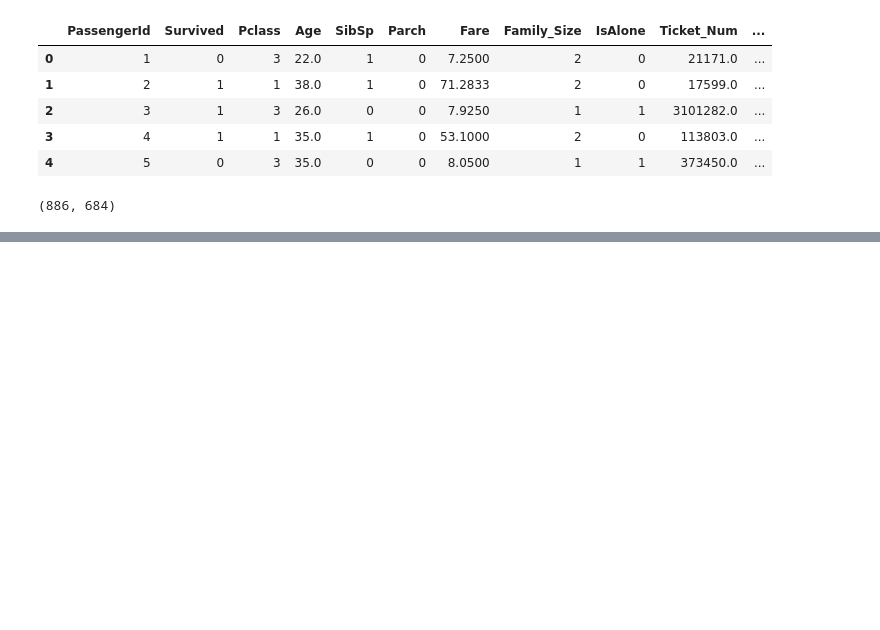
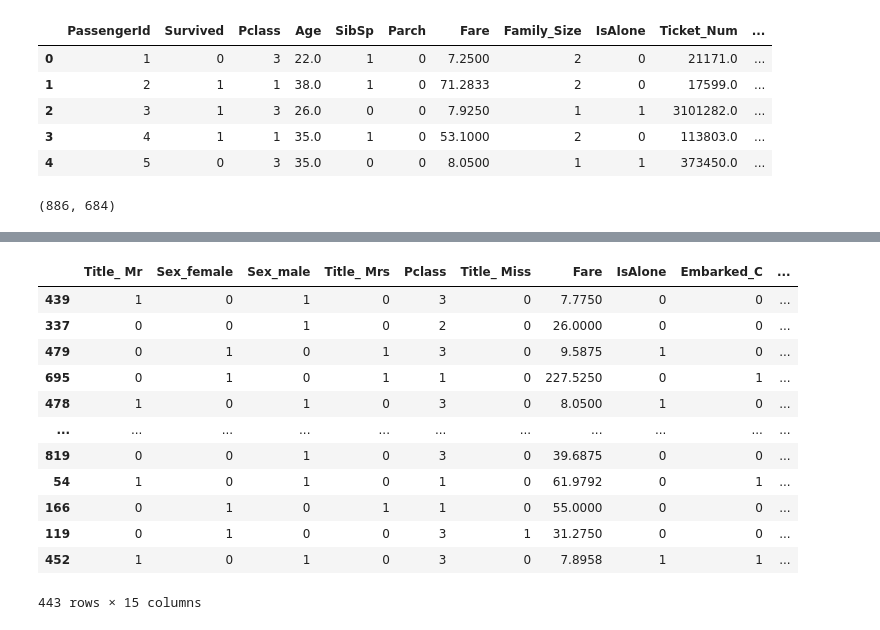
Before and after one commit to ShinyQ/Python-Data-Mining-Titanic_Train_set, a Jupyter notebook: TrainSet.ipynb, the cells around one changed output, grey strips where cells are left out. Saved outputs shown, nothing was run; the diff lists cells and outputs as text; code cells hidden in the pictures; blank space fills up the shorter version.

```diff
--- a/TrainSet.ipynb
+++ b/TrainSet.ipynb
@@ -512,0 +552,21 @@ train.shape
+# %%
+final_features = (-selector.scores_).argsort()[:15]
+
+x_train = x_train[x_train.columns[final_features]]
+x_val = x_val[x_val.columns[final_features]]
+# %%
+x_train
+# %% [output]
+|  | Title_ Mr | Sex_female | Sex_male | Title_ Mrs | Pclass | Title_ Miss | Fare | IsAlone | Embarked_C | ... |
+| 439 | 1 | 0 | 1 | 0 | 3 | 0 | 7.7750 | 0 | 0 | ... |
+| 337 | 0 | 0 | 1 | 0 | 2 | 0 | 26.0000 | 0 | 0 | ... |
+| 479 | 0 | 1 | 0 | 1 | 3 | 0 | 9.5875 | 1 | 0 | ... |
+| 695 | 0 | 1 | 0 | 1 | 1 | 0 | 227.5250 | 0 | 1 | ... |
+| 478 | 1 | 0 | 1 | 0 | 3 | 0 | 8.0500 | 1 | 0 | ... |
+| ... | ... | ... | ... | ... | ... | ... | ... | ... | ... | ... |
+| 819 | 0 | 0 | 1 | 0 | 3 | 0 | 39.6875 | 0 | 0 | ... |
+| 54 | 1 | 0 | 1 | 0 | 1 | 0 | 61.9792 | 0 | 1 | ... |
+| 166 | 0 | 1 | 0 | 1 | 1 | 0 | 55.0000 | 0 | 0 | ... |
+| 119 | 0 | 1 | 0 | 0 | 3 | 1 | 31.2750 | 0 | 0 | ... |
+| 452 | 1 | 0 | 1 | 0 | 3 | 0 | 7.8958 | 1 | 1 | ... |
+443 rows × 15 columns
```
Also changed, not shown: parts of 11 cells of this notebook.
